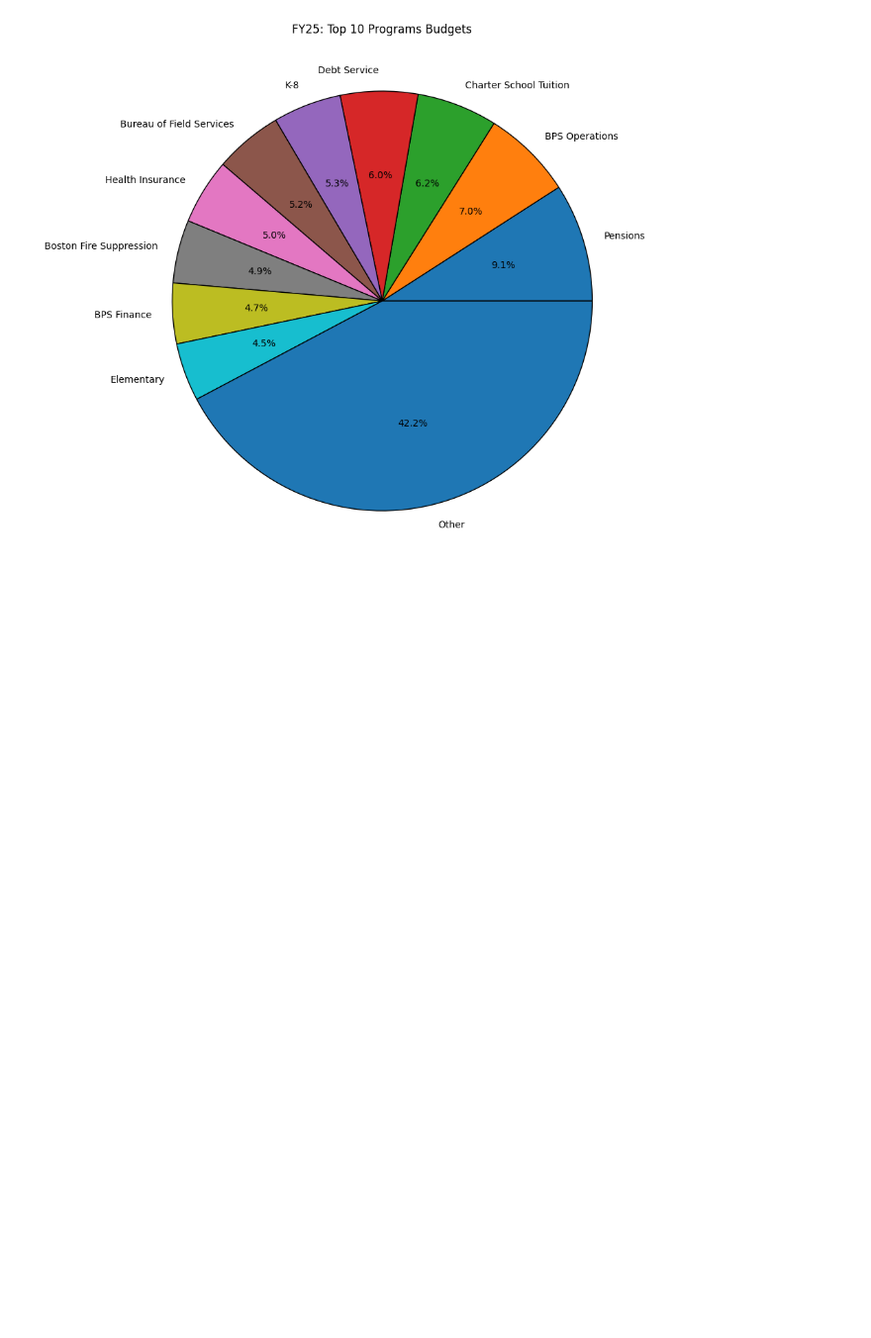
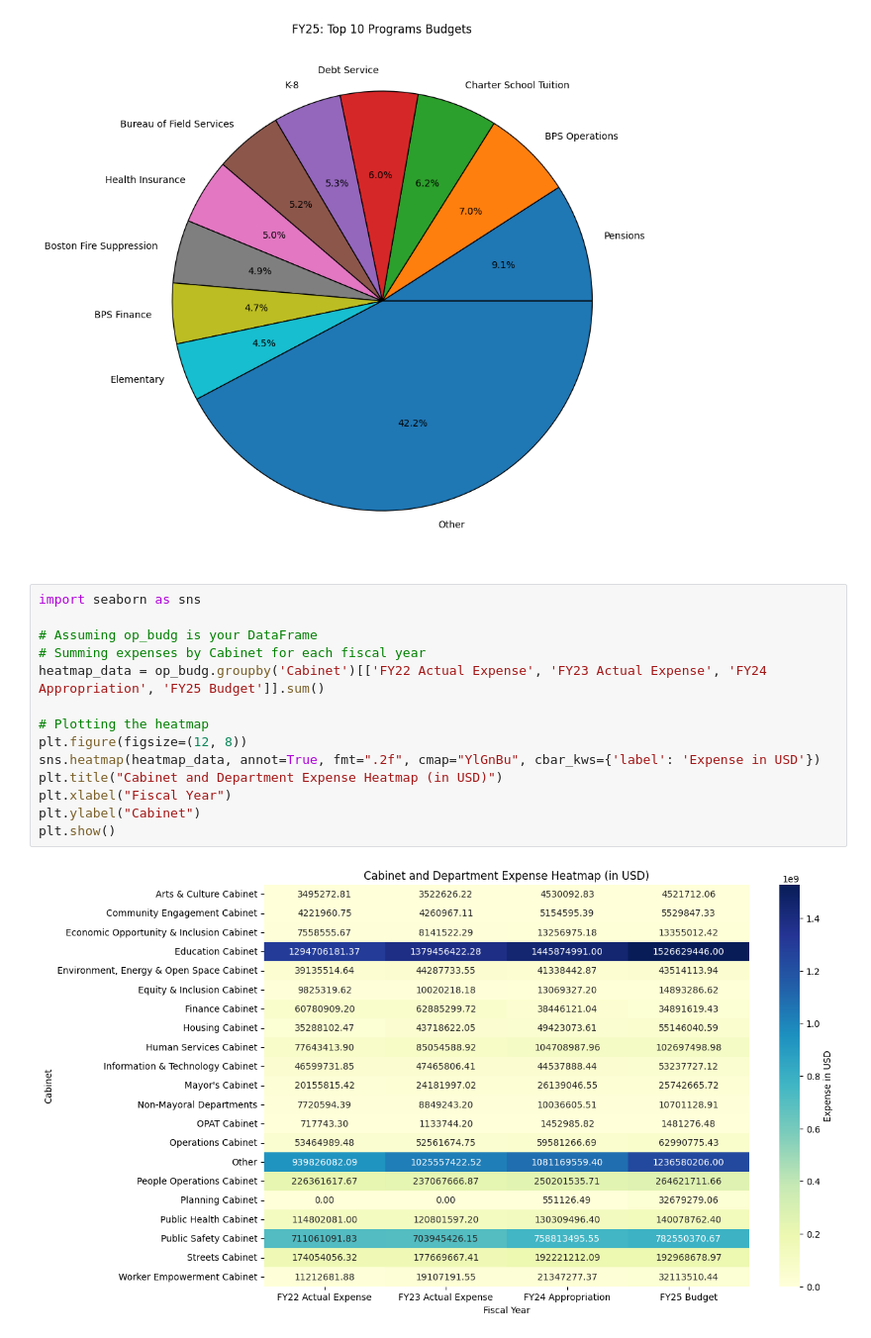
Before and after one commit to arionct/Boston-City-Budget, a Jupyter notebook: visualization.ipynb, the cells around one changed output. Shown at 99% size. Drawn from its saved outputs; the diff is of its cells as text; blank space fills up the shorter version.

```diff
--- a/visualization.ipynb
+++ b/visualization.ipynb
@@ -245,3 +245,19 @@ plt.title(f'FY25: Top {n_program} Programs Budgets')
 plt.show()
 # %% [output]
 [figure]
+# %%
+import seaborn as sns
+
+# Assuming op_budg is your DataFrame
+# Summing expenses by Cabinet for each fiscal year
+heatmap_data = op_budg.groupby('Cabinet')[['FY22 Actual Expense', 'FY23 Actual Expense', 'FY24 Appropriation', 'FY25 Budget']].sum()
+
+# Plotting the heatmap
+plt.figure(figsize=(12, 8))
+sns.heatmap(heatmap_data, annot=True, fmt=".2f", cmap="YlGnBu", cbar_kws={'label': 'Expense in USD'})
+plt.title("Cabinet and Department Expense Heatmap (in USD)")
+plt.xlabel("Fiscal Year")
+plt.ylabel("Cabinet")
+plt.show()
+# %% [output]
+[figure, added]
```
Also changed, not shown: parts of 2 cells of this notebook.
